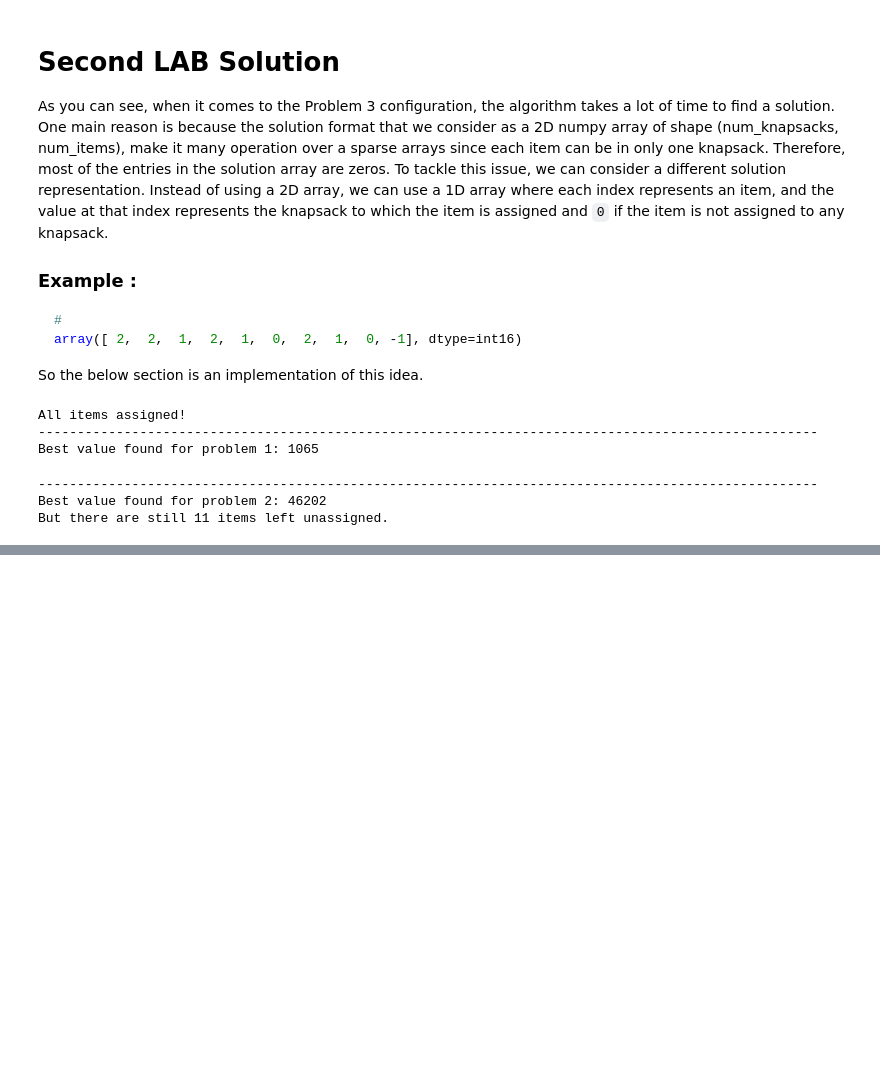
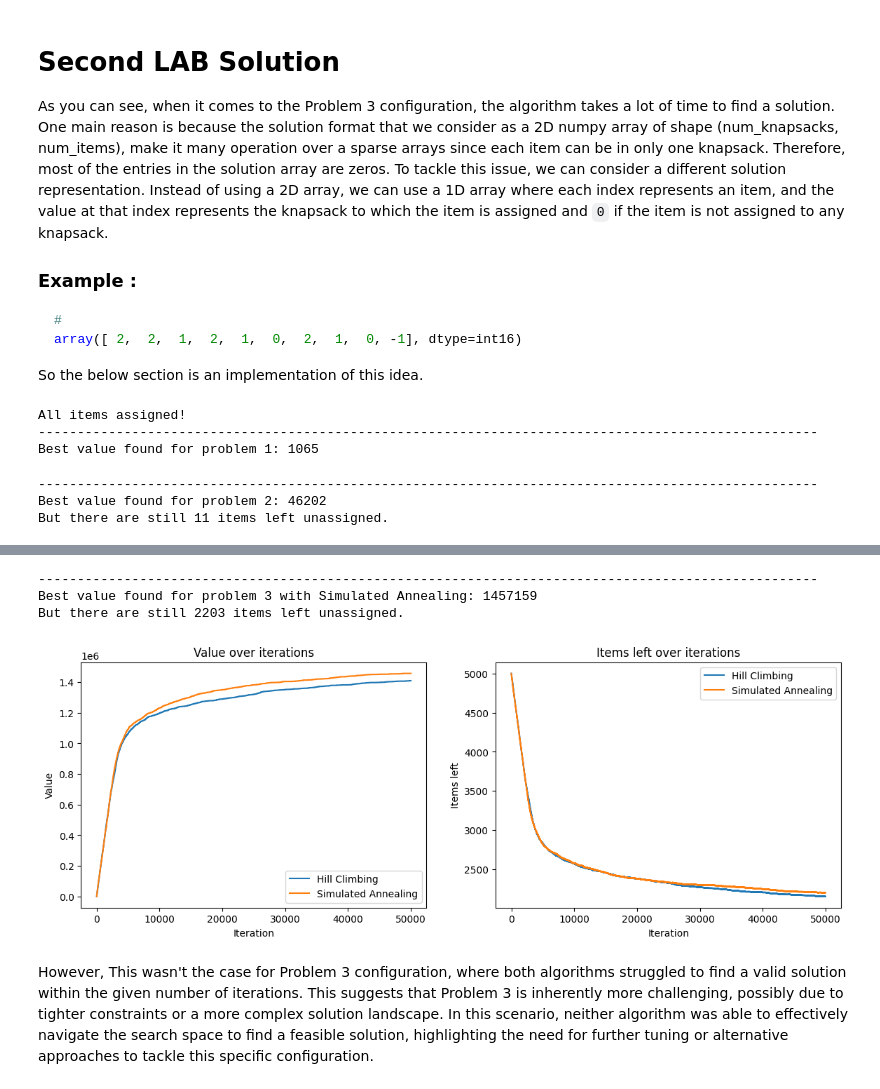
Before and after one commit to MahmoudAMahrous/CI2025_lab1_review_sina, a Jupyter notebook: knapsak.ipynb, the cells around one changed output, grey strips where cells are left out. Cells and saved outputs as stored; diff of their text form; code cells hidden in the pictures; blank space fills up the shorter version.

```diff
--- a/knapsak.ipynb
+++ b/knapsak.ipynb
@@ -527,0 +796,51 @@ plt.show()
+# %%
+# Problem 3:
+rng = np.random.default_rng(seed=42)
+NUM_KNAPSACKS = 100
+NUM_ITEMS = 5000
+NUM_DIMENSIONS = 100
+VALUES = rng.integers(0, 1000, size=NUM_ITEMS)
+WEIGHTS = rng.integers(0, 1000, size=(NUM_ITEMS, NUM_DIMENSIONS))
+CONSTRAINTS = rng.integers(
+    1000 * 10, 1000 * 2 * NUM_ITEMS // NUM_KNAPSACKS, size=(NUM_KNAPSACKS, NUM_DIMENSIONS)
+)
+
+# inital solution with empty knapsacks
+solution = np.full(NUM_ITEMS, -1, dtype=np.int16)
+
+best_solution, best_value, items_left_num, history_sa_p3 = sa_hill_climbing(solution,
+                                                                        action_set=(['add','remove','swap'], [0.6,0.1,0.3]),
+                                                                        initial_temp=100.0,
+                                                                        max_iter=50000,
+                                                                        tweak_strength=0.05
+                                                                        )
+print(100 * "-")
+print("Best value found for problem 3 with Simulated Annealing:", best_value)
+if items_left_num != 0:
+    print("But there are still", items_left_num, "items left unassigned.")
+# %% [output]
+----------------------------------------------------------------------------------------------------
+Best value found for problem 3 with Simulated Annealing: 1457159
+But there are still 2203 items left unassigned.
+# %%
+# plot history_sa_p3 and compare with history_p3
+plt.figure(figsize=(14,10))
+plt.subplot(2,2,1)
+plt.plot(history_p3['value'], label='Hill Climbing')
+plt.plot(history_sa_p3['value'], label='Simulated Annealing')
+plt.title("Value over iterations")
+plt.xlabel("Iteration")
+plt.ylabel("Value")
+plt.legend()
+plt.subplot(2,2,2)
+plt.plot(history_p3['items_left'], label='Hill Climbing')
+plt.plot(history_sa_p3['items_left'], label='Simulated Annealing')
+plt.title("Items left over iterations")
+plt.xlabel("Iteration")
+plt.ylabel("Items left")
+plt.legend()
+plt.show()
+# %% [output]
+[figure, added]
+# %% [markdown]
+However, This wasn't the case for Problem 3 configuration, where both algorithms struggled to find a valid solution within the given number of iterations. This suggests that Problem 3 is inherently more challenging, possibly due to tighter constraints or a more complex solution landscape. In this scenario, neither algorithm was able to effectively navigate the search space to find a feasible solution, highlighting the need for further tuning or alternative approaches to tackle this specific configuration.
```
Also changed, not shown: parts of 18 cells of this notebook.
